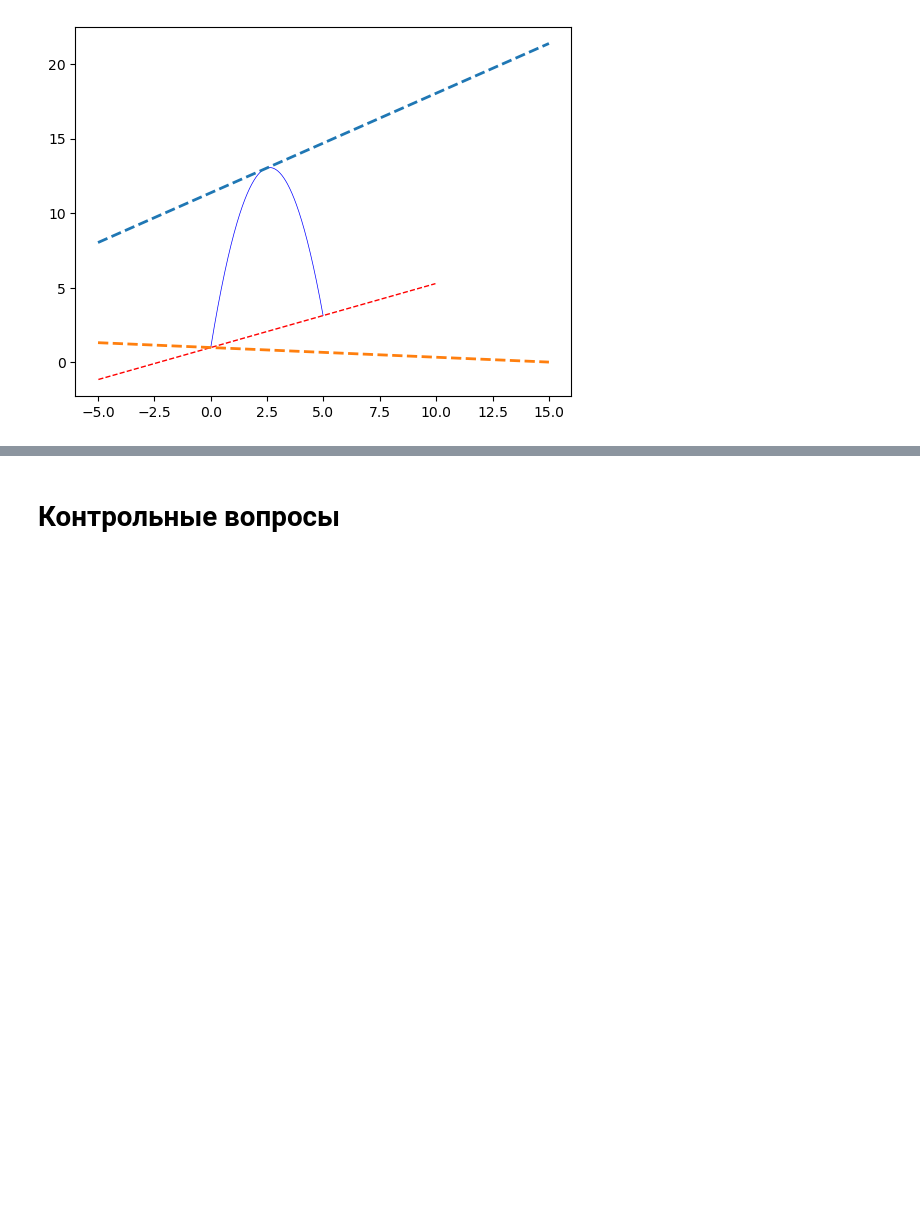
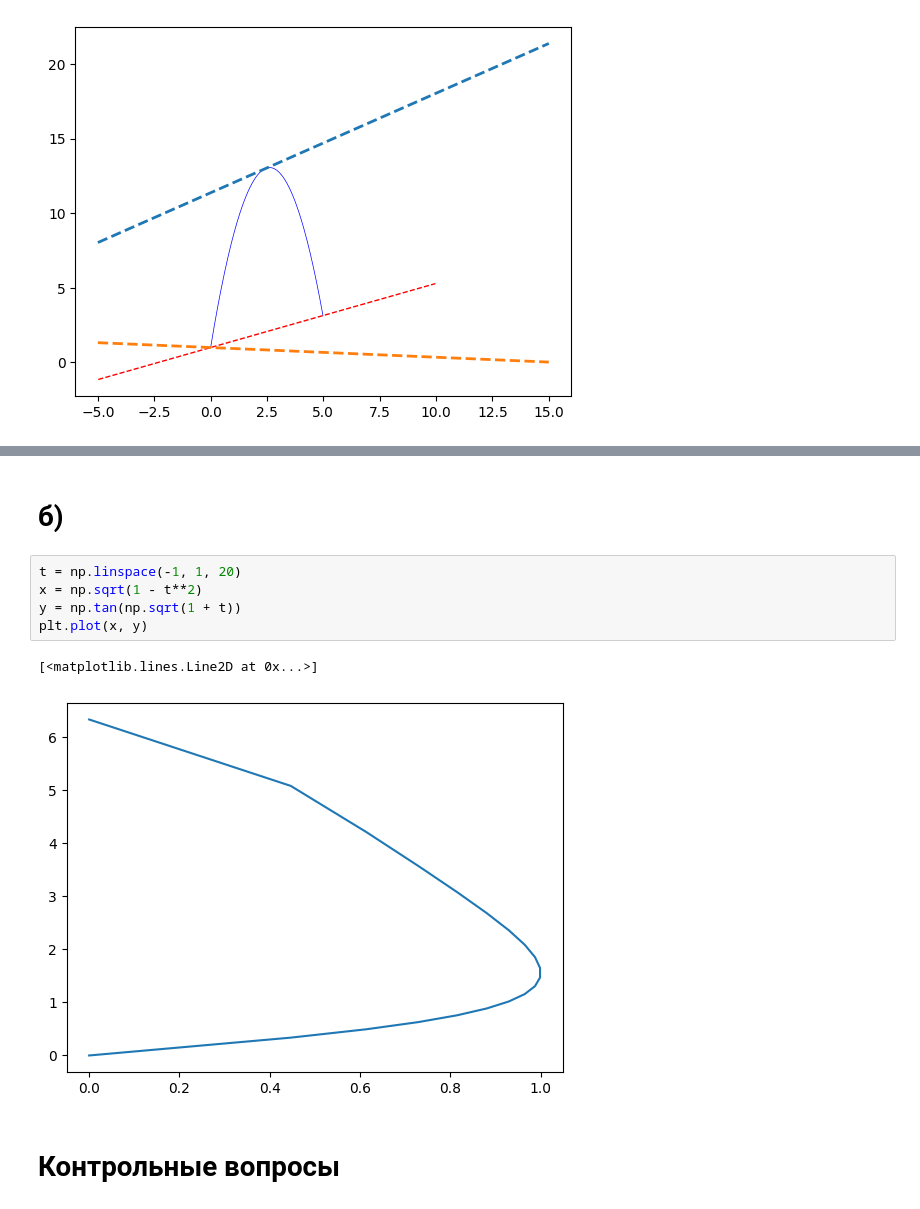
Before and after one commit to VanyaDomash/kmlaba, a Jupyter notebook: KM2_Lb01_Domash.ipynb..ipynb, the cells around one changed output, grey strips where cells are left out. Saved outputs shown, nothing was run; the diff lists cells and outputs as text; blank space fills up the shorter version.

```diff
--- a/KM2_Lb01_Domash.ipynb..ipynb
+++ b/KM2_Lb01_Domash.ipynb..ipynb
@@ -422,3 +451,13 @@ plt.plot(x, y)
+# %% [markdown]
+# б)
+# %%
+t = np.linspace(-1, 1, 20)
+x = np.sqrt(1 - t**2)
+y = np.tan(np.sqrt(1 + t))
+plt.plot(x, y)
+# %% [output]
+[<matplotlib.lines.Line2D at 0x...>]
+[figure, added]
 # %% [markdown]
 # Контрольные вопросы
 # %% [markdown]
```
Also changed, not shown: parts of 14 cells of this notebook.
